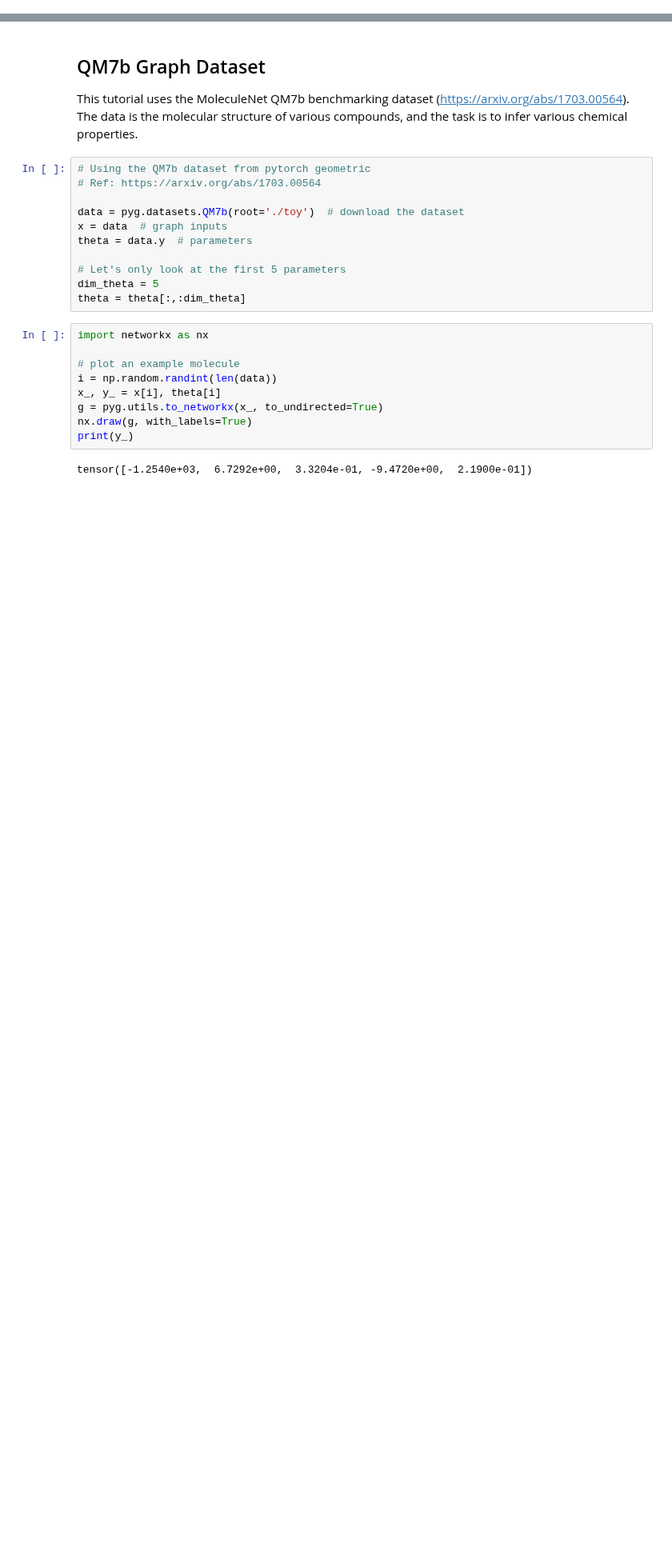
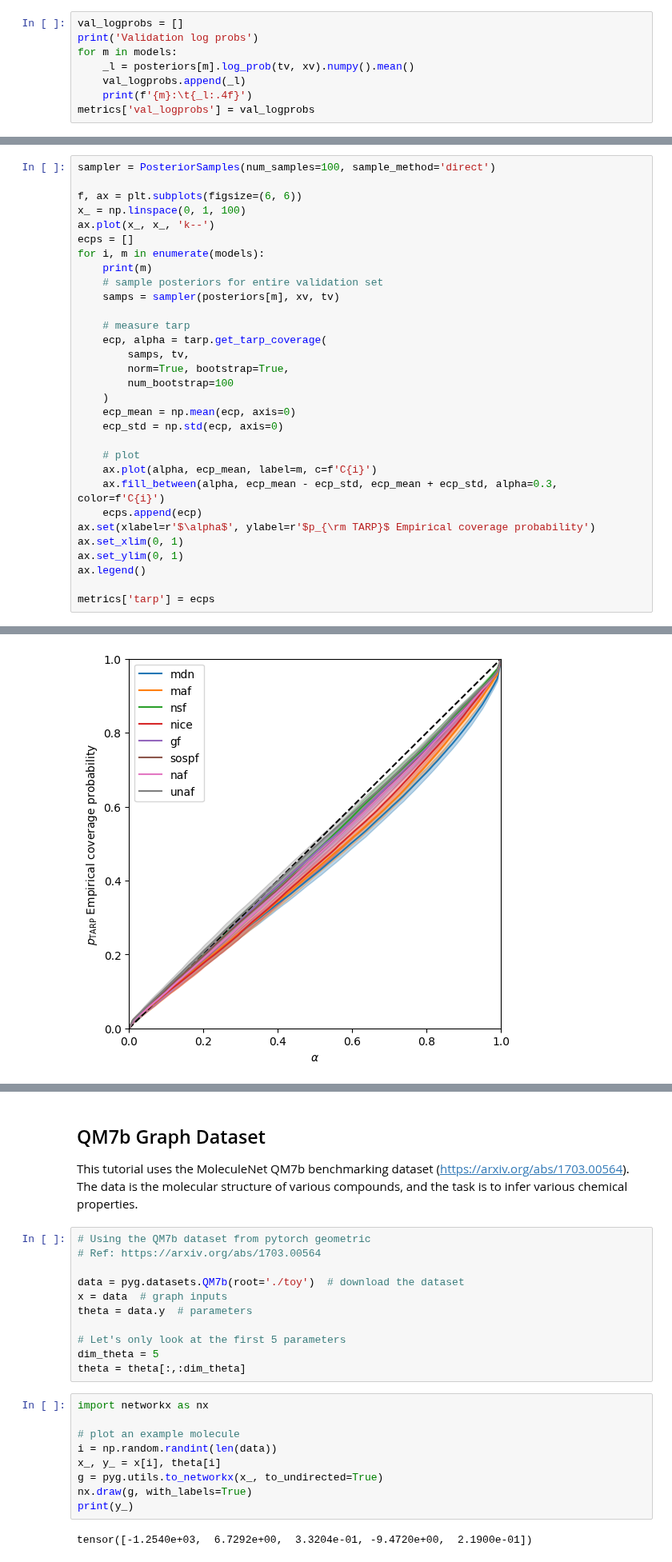
Before and after one commit to maho3/ltu-ili, a Jupyter notebook: notebooks/lampe.ipynb, the cells around one changed output, grey strips where cells are left out. Shown at 80% size. Cells and saved outputs as stored; diff of their text form; blank space fills up the shorter version.

```diff
--- a/notebooks/lampe.ipynb
+++ b/notebooks/lampe.ipynb
@@ -28,0 +170,8 @@ Device: cuda
+# %%
+val_logprobs = []
+print('Validation log probs')
+for m in models:
+    _l = posteriors[m].log_prob(tv, xv).numpy().mean()
+    val_logprobs.append(_l)
+    print(f'{m}:\t{_l:.4f}')
+metrics['val_logprobs'] = val_logprobs
@@ -28,0 +190,32 @@ Device: cuda
+# %%
+sampler = PosteriorSamples(num_samples=100, sample_method='direct')
+
+f, ax = plt.subplots(figsize=(6, 6))
+x_ = np.linspace(0, 1, 100)
+ax.plot(x_, x_, 'k--')
+ecps = []
+for i, m in enumerate(models):
+    print(m)
+    # sample posteriors for entire validation set
+    samps = sampler(posteriors[m], xv, tv)
+
+    # measure tarp
+    ecp, alpha = tarp.get_tarp_coverage(
+        samps, tv,
+        norm=True, bootstrap=True,
+        num_bootstrap=100
+    )
+    ecp_mean = np.mean(ecp, axis=0)
+    ecp_std = np.std(ecp, axis=0)
+
+    # plot
+    ax.plot(alpha, ecp_mean, label=m, c=f'C{i}')
+    ax.fill_between(alpha, ecp_mean - ecp_std, ecp_mean + ecp_std, alpha=0.3, color=f'C{i}')
+    ecps.append(ecp)
+ax.set(xlabel=r'$\alpha$', ylabel=r'$p_{\rm TARP}$ Empirical coverage probability')
+ax.set_xlim(0, 1)
+ax.set_ylim(0, 1)
+ax.legend()
+
+metrics['tarp'] = ecps
+# %% [output]
@@ -28,0 +230 @@ Device: cuda
+[figure, added]
```
Also changed, not shown: parts of 19 cells of this notebook, 8 other files.
